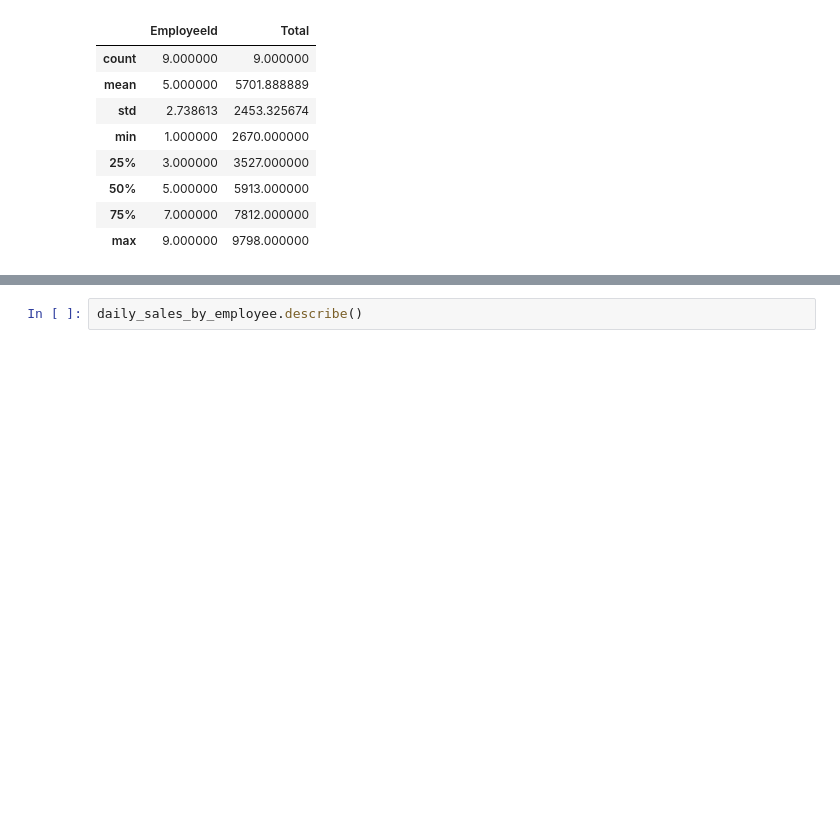
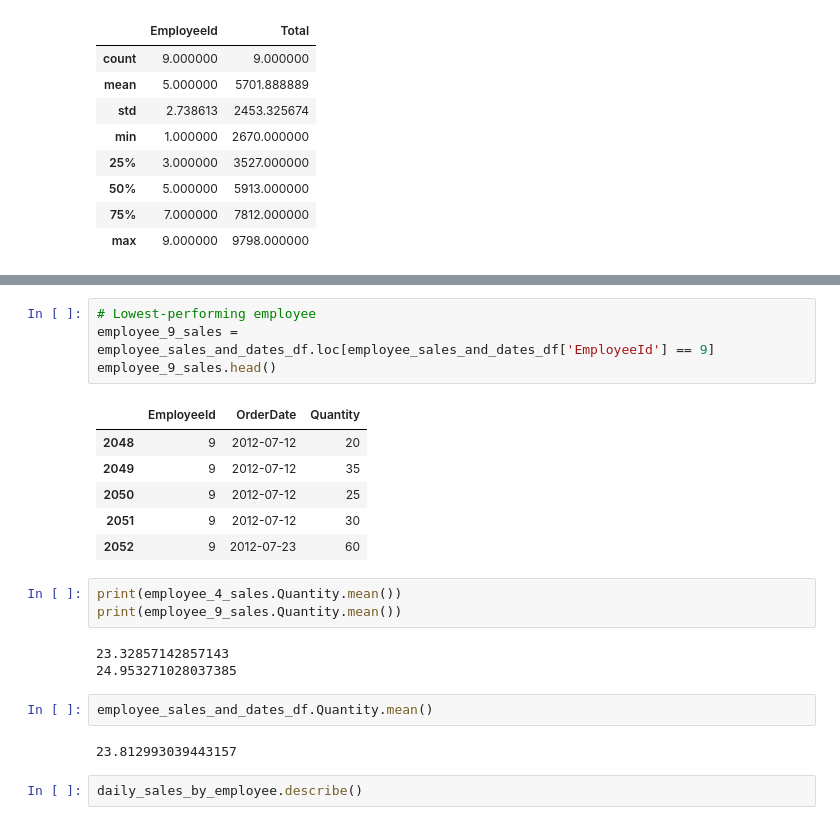
Before and after one commit to MagicMilly/dsc-2-final-project-online-ds-ft-100118, a Jupyter notebook: student.ipynb, the cells around one changed output, grey strips where cells are left out. Cells and saved outputs as stored; diff of their text form; blank space fills up the shorter version.

```diff
--- a/student.ipynb
+++ b/student.ipynb
@@ -460,3 +465,24 @@ daily_sales_by_employee.head(25)
+# %%
+# Lowest-performing employee
+employee_9_sales = employee_sales_and_dates_df.loc[employee_sales_and_dates_df['EmployeeId'] == 9]
+employee_9_sales.head()
+# %% [output]
+|  | EmployeeId | OrderDate | Quantity |
+| 2048 | 9 | 2012-07-12 | 20 |
+| 2049 | 9 | 2012-07-12 | 35 |
+| 2050 | 9 | 2012-07-12 | 25 |
+| 2051 | 9 | 2012-07-12 | 30 |
+| 2052 | 9 | 2012-07-23 | 60 |
+# %%
+print(employee_4_sales.Quantity.mean())
+print(employee_9_sales.Quantity.mean())
+# %% [output]
+23.32857142857143
+24.953271028037385
+# %%
+employee_sales_and_dates_df.Quantity.mean()
+# %% [output]
+23.812993039443157
 # %%
 daily_sales_by_employee.describe()
 # %% [output]
```
Also changed, not shown: parts of 13 cells of this notebook.
